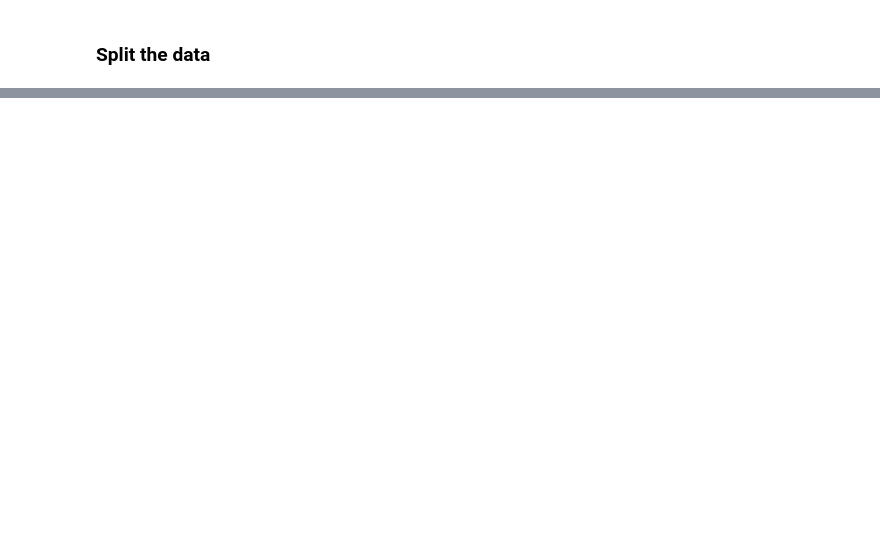
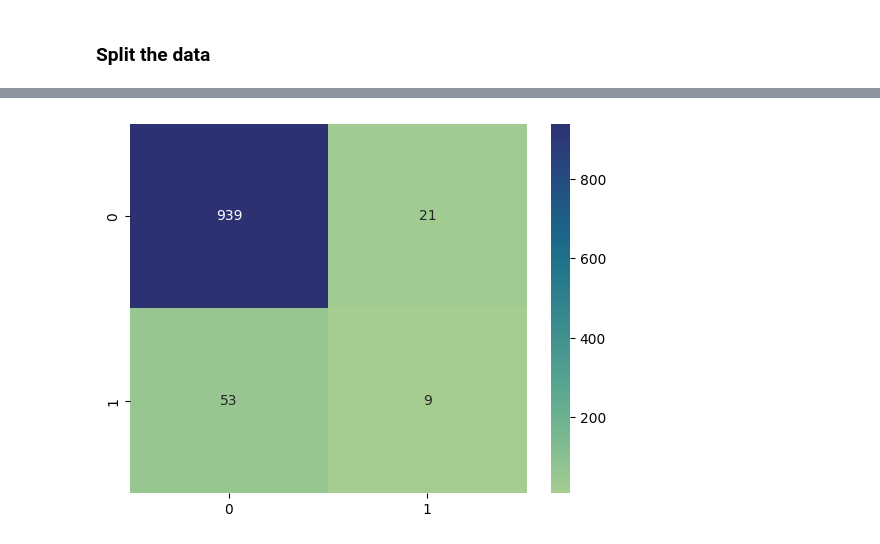
Before and after one commit to nachmz42/MediML, a Jupyter notebook: notebooks/stroke-eda.ipynb, the cells around one changed output, grey strips where cells are left out. Cells and saved outputs as stored; diff of their text form; code cells hidden in the pictures; blank space fills up the shorter version.

```diff
--- a/notebooks/stroke-eda.ipynb
+++ b/notebooks/stroke-eda.ipynb
@@ -338,0 +292,7 @@ model.score(X_test, y_test)
+# %%
+# Full pipeline
+
+pipeline_with_model = build_pipeline()
+# %%
+# Train the pipeline
+pipeline_with_model.fit(X_train,y_train)
@@ -338,0 +320,3 @@ model.score(X_test, y_test)
+# %%
+y_pred = pipeline_with_model.predict(X_test)
+y_pred
@@ -338,0 +346,6 @@ model.score(X_test, y_test)
+# %%
+#Get the confusion matrix
+cf_matrix = confusion_matrix(y_test, y_pred)
+sns.heatmap(cf_matrix, annot=True, cmap='crest', fmt="");
+# %% [output]
+[figure, added]
```
Also changed, not shown: parts of 45 cells of this notebook.
